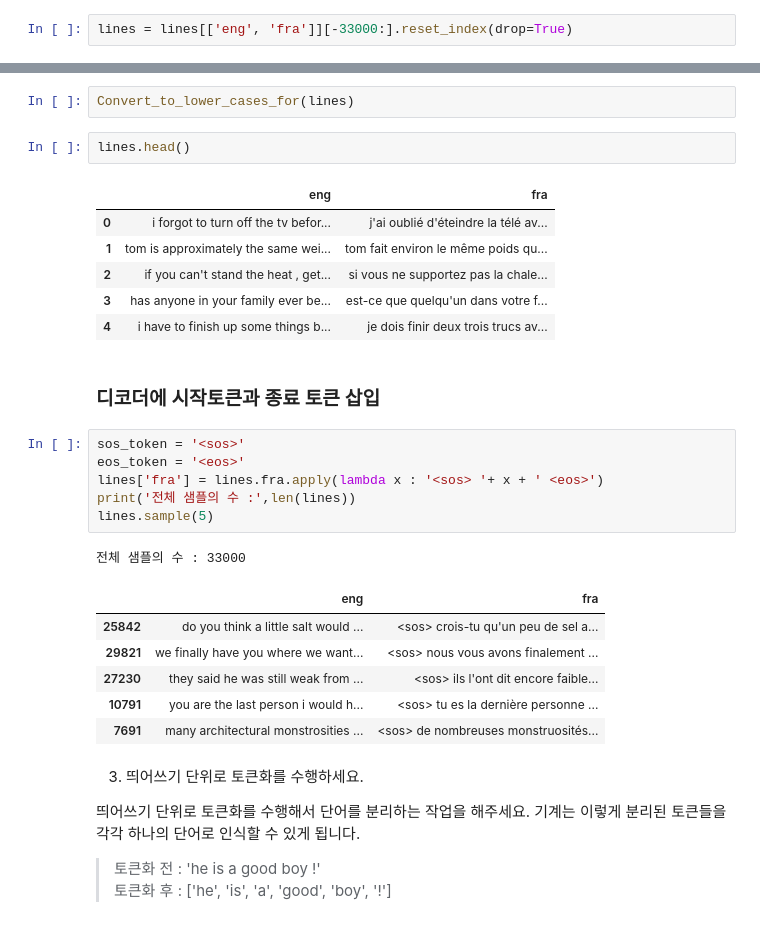
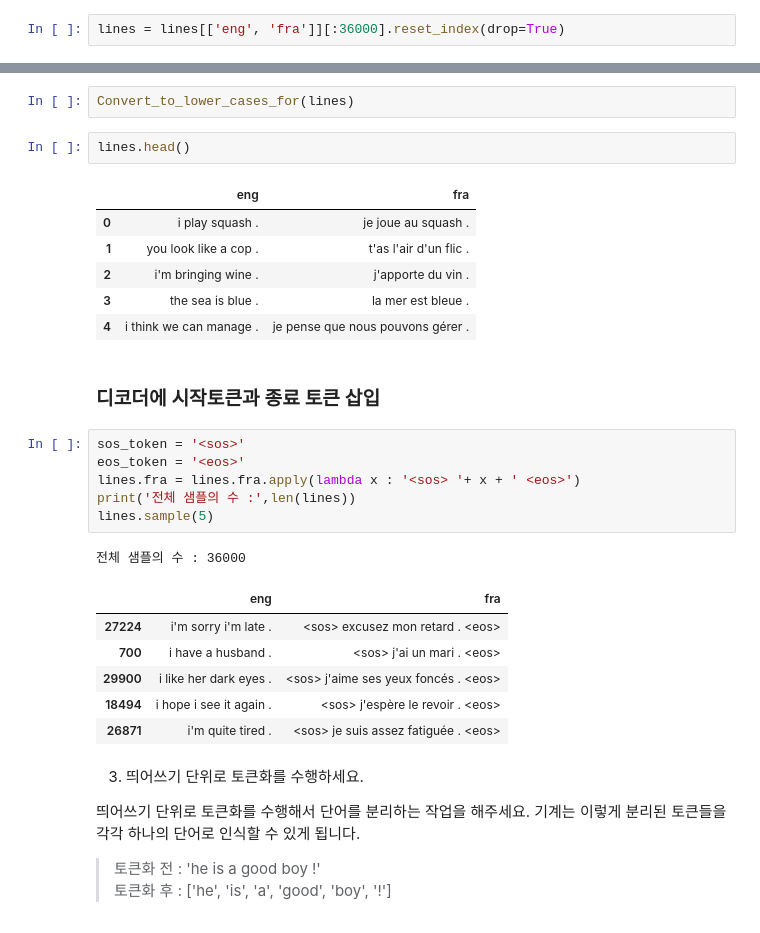
Before and after one commit to docosa2/first-repository, a Jupyter notebook: EX-10 Translator - seq2seq - Project.ipynb, the cells around one changed output, grey strips where cells are left out. Drawn from its saved outputs; the diff is of its cells as text.

```diff
--- a/EX-10 Translator - seq2seq - Project.ipynb
+++ b/EX-10 Translator - seq2seq - Project.ipynb
@@ -51,7 +51,7 @@ print('중복 제거 후 전체 샘플의 수 :',len(lines))
 # %% [markdown]
 ### 불필요한 칼럼 제거
 # %%
-lines = lines[['eng', 'fra']][-33000:].reset_index(drop=True)
+lines = lines[['eng', 'fra']][:36000].reset_index(drop=True)
 # %%
 lines
 # %% [output]
@@ -152,27 +152,27 @@ Convert_to_lower_cases_for(lines)
 lines.head()
 # %% [output]
 |  | eng | fra |
-| 0 | i forgot to turn off the tv befor... | j'ai oublié d'éteindre la télé av... |
-| 1 | tom is approximately the same wei... | tom fait environ le même poids qu... |
-| 2 | if you can't stand the heat , get... | si vous ne supportez pas la chale... |
-| 3 | has anyone in your family ever be... | est-ce que quelqu'un dans votre f... |
-| 4 | i have to finish up some things b... | je dois finir deux trois trucs av... |
+| 0 | i play squash . | je joue au squash . |
+| 1 | you look like a cop . | t'as l'air d'un flic . |
+| 2 | i'm bringing wine . | j'apporte du vin . |
+| 3 | the sea is blue . | la mer est bleue . |
+| 4 | i think we can manage . | je pense que nous pouvons gérer . |
 # %% [markdown]
 ### 디코더에 시작토큰과 종료 토큰 삽입
 # %%
 sos_token = '<sos>'
 eos_token = '<eos>'
-lines['fra'] = lines.fra.apply(lambda x : '<sos> '+ x + ' <eos>')
+lines.fra = lines.fra.apply(lambda x : '<sos> '+ x + ' <eos>')
 print('전체 샘플의 수 :',len(lines))
 lines.sample(5)
 # %% [output]
-전체 샘플의 수 : 33000
+전체 샘플의 수 : 36000
 |  | eng | fra |
-| 25842 | do you think a little salt would ... | <sos> crois-tu qu'un peu de sel a... |
-| 29821 | we finally have you where we want... | <sos> nous vous avons finalement ... |
-| 27230 | they said he was still weak from ... | <sos> ils l'ont dit encore faible... |
-| 10791 | you are the last person i would h... | <sos> tu es la dernière personne ... |
-| 7691 | many architectural monstrosities ... | <sos> de nombreuses monstruosités... |
+| 27224 | i'm sorry i'm late . | <sos> excusez mon retard . <eos> |
+| 700 | i have a husband . | <sos> j'ai un mari . <eos> |
+| 29900 | i like her dark eyes . | <sos> j'aime ses yeux foncés . <eos> |
+| 18494 | i hope i see it again . | <sos> j'espère le revoir . <eos> |
+| 26871 | i'm quite tired . | <sos> je suis assez fatiguée . <eos> |
 # %% [markdown]
 3. 띄어쓰기 단위로 토큰화를 수행하세요.
 
```
Also changed, not shown: parts of 49 cells of this notebook.
